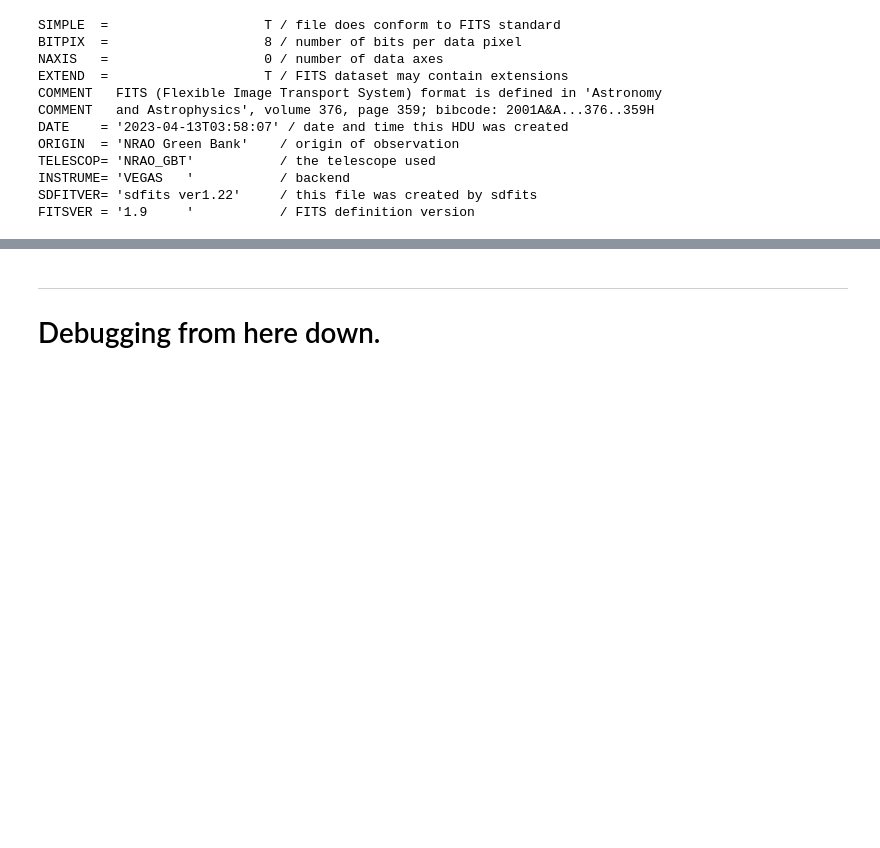
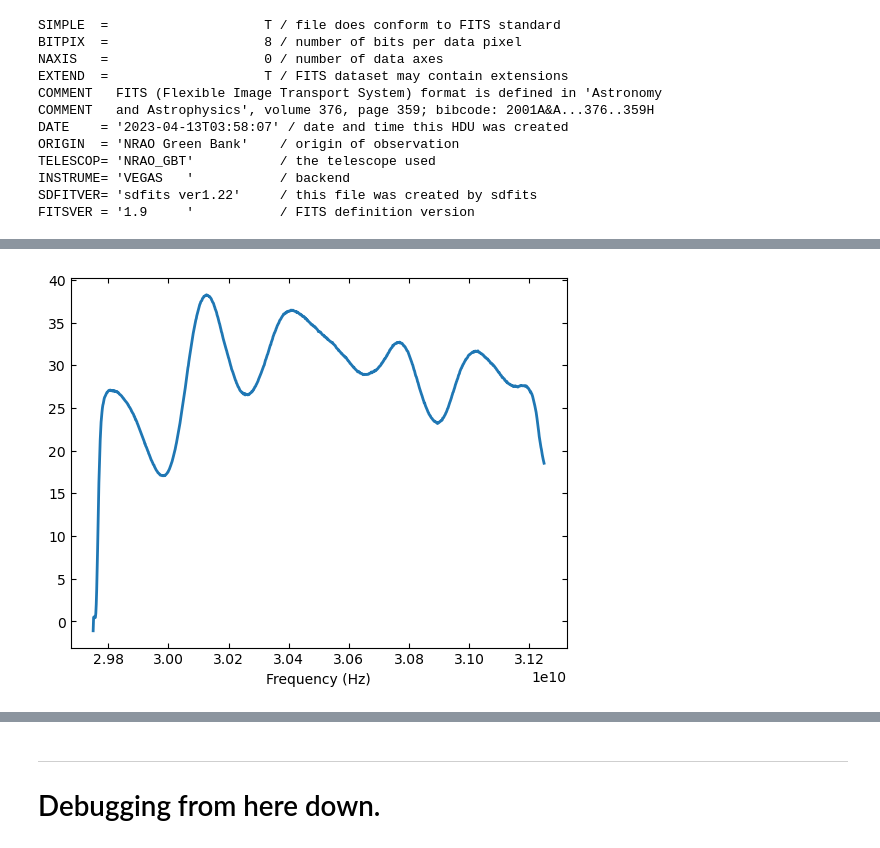
Before and after one commit to GreenBankObservatory/dysh, a Jupyter notebook: notebooks/test_sdfits.ipynb, the cells around one changed output, grey strips where cells are left out. Cells and saved outputs as stored; diff of their text form; code cells hidden in the pictures; blank space fills up the shorter version.

```diff
--- a/notebooks/test_sdfits.ipynb
+++ b/notebooks/test_sdfits.ipynb
@@ -542,0 +375,3 @@ Tsys(ON) = 112.86327458613192, Tsys(OFF) = 83.72940515501094, meanTsys = 98.2963
+# %%
+s=pnod.subbeamnod(scan=scan,ifnum=ifnum,plnum=plnum,fdnum=fdnum,weights='equal',calibrate=True)
+s._unit = u.ct
@@ -542,0 +399,4 @@ Tsys(ON) = 112.86327458613192, Tsys(OFF) = 83.72940515501094, meanTsys = 98.2963
+# %%
+s.plot()
+# %% [output]
+[figure, added]
```
Also changed, not shown: parts of 69 cells of this notebook, 2 other files.
